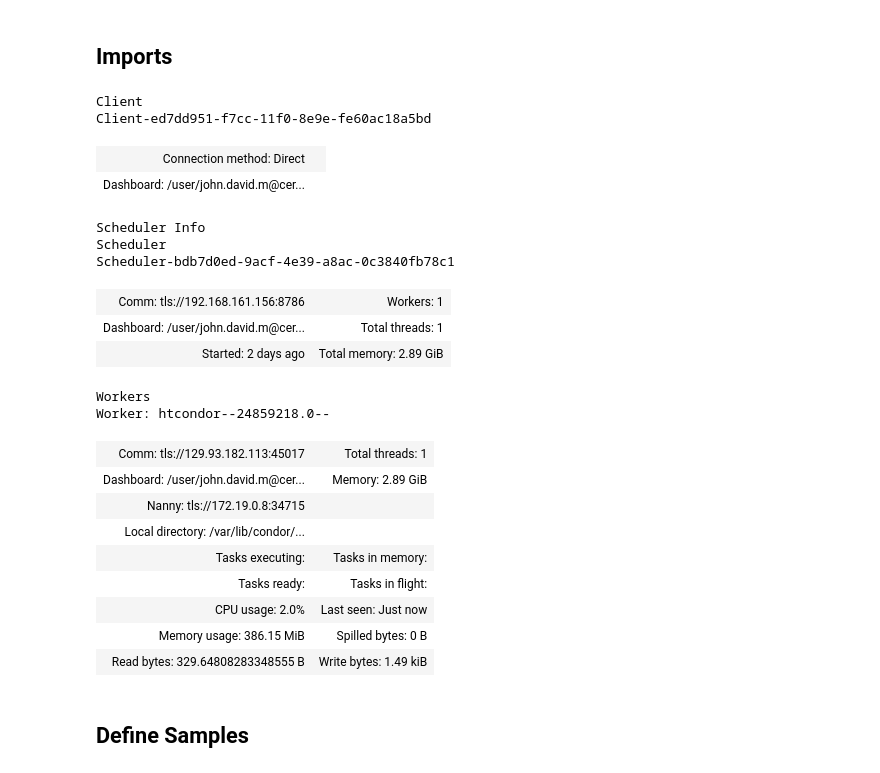
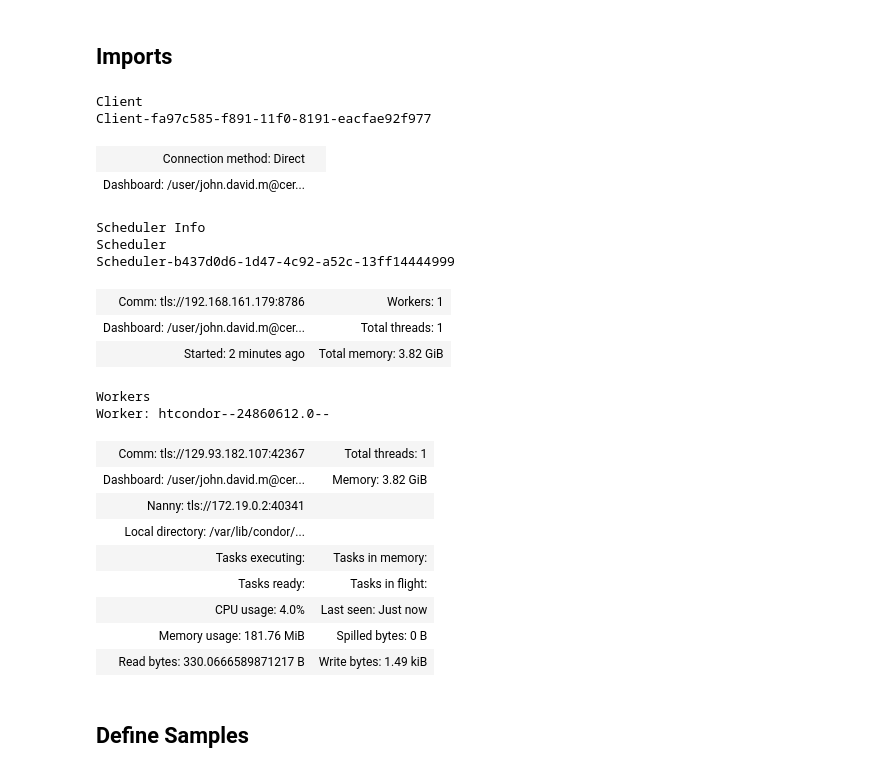
Before and after one commit to 316JakeMorris/SIDM, a Jupyter notebook: sidm/studies/LJ_Object_Eta/LJ_obj_eta.ipynb, the cells around one changed output. Drawn from its saved outputs; the diff is of its cells as text; code cells hidden in the pictures.

Commit message:
Scaleout changes

```diff
--- a/sidm/studies/LJ_Object_Eta/LJ_obj_eta.ipynb
+++ b/sidm/studies/LJ_Object_Eta/LJ_obj_eta.ipynb
@@ -43,31 +43,33 @@ def addStats(H):
     std = np.sqrt(sumDeltaSquared/count)
     statbox = '' +f'{"Entries:":<{10}}{count:d}' + '\n' + f'{"Mean:":<{10}}{mean:.3f}' + '\n' + f'{"Std Dev:":<{10}}{std:.3f}'
     return statbox
-# %%
-client = Client("tls://192.168.161.156:8786")
-client
-# %% [output]
-Client
-Client-ed7dd951-f7cc-11f0-8e9e-fe60ac18a5bd
-| Connection method: Direct |  |
-| Dashboard: /user/john.david.m@cer... |  |
-Scheduler Info
-Scheduler
-Scheduler-bdb7d0ed-9acf-4e39-a8ac-0c3840fb78c1
-| Comm: tls://192.168.161.156:8786 | Workers: 1 |
-| Dashboard: /user/john.david.m@cer... | Total threads: 1 |
-| Started: 2 days ago | Total memory: 2.89 GiB |
-Workers
-Worker: htcondor--24859218.0--
-| Comm: tls://129.93.182.113:45017 | Total threads: 1 |
-| Dashboard: /user/john.david.m@cer... | Memory: 2.89 GiB |
-| Nanny: tls://172.19.0.8:34715 |  |
-| Local directory: /var/lib/condor/... |  |
-| Tasks executing: | Tasks in memory: |
-| Tasks ready: | Tasks in flight: |
-| CPU usage: 2.0% | Last seen: Just now |
-| Memory usage: 386.15 MiB | Spilled bytes: 0 B |
-| Read bytes: 329.64808283348555 B | Write bytes: 1.49 kiB |
+# %%
+from dask.distributed import Client
+
+client = scaleout.make_dask_client("tls://192.168.161.179:8786")
+client
+# %% [output]
+Client
+Client-fa97c585-f891-11f0-8191-eacfae92f977
+| Connection method: Direct |  |
+| Dashboard: /user/john.david.m@cer... |  |
+Scheduler Info
+Scheduler
+Scheduler-b437d0d6-1d47-4c92-a52c-13ff14444999
+| Comm: tls://192.168.161.179:8786 | Workers: 1 |
+| Dashboard: /user/john.david.m@cer... | Total threads: 1 |
+| Started: 2 minutes ago | Total memory: 3.82 GiB |
+Workers
+Worker: htcondor--24860612.0--
+| Comm: tls://129.93.182.107:42367 | Total threads: 1 |
+| Dashboard: /user/john.david.m@cer... | Memory: 3.82 GiB |
+| Nanny: tls://172.19.0.2:40341 |  |
+| Local directory: /var/lib/condor/... |  |
+| Tasks executing: | Tasks in memory: |
+| Tasks ready: | Tasks in flight: |
+| CPU usage: 4.0% | Last seen: Just now |
+| Memory usage: 181.76 MiB | Spilled bytes: 0 B |
+| Read bytes: 330.0666589871217 B | Write bytes: 1.49 kiB |
 # %% [markdown]
 ## Define Samples
 # %%
```
Also changed, not shown: parts of 1 cell of this notebook, 1 other file.
